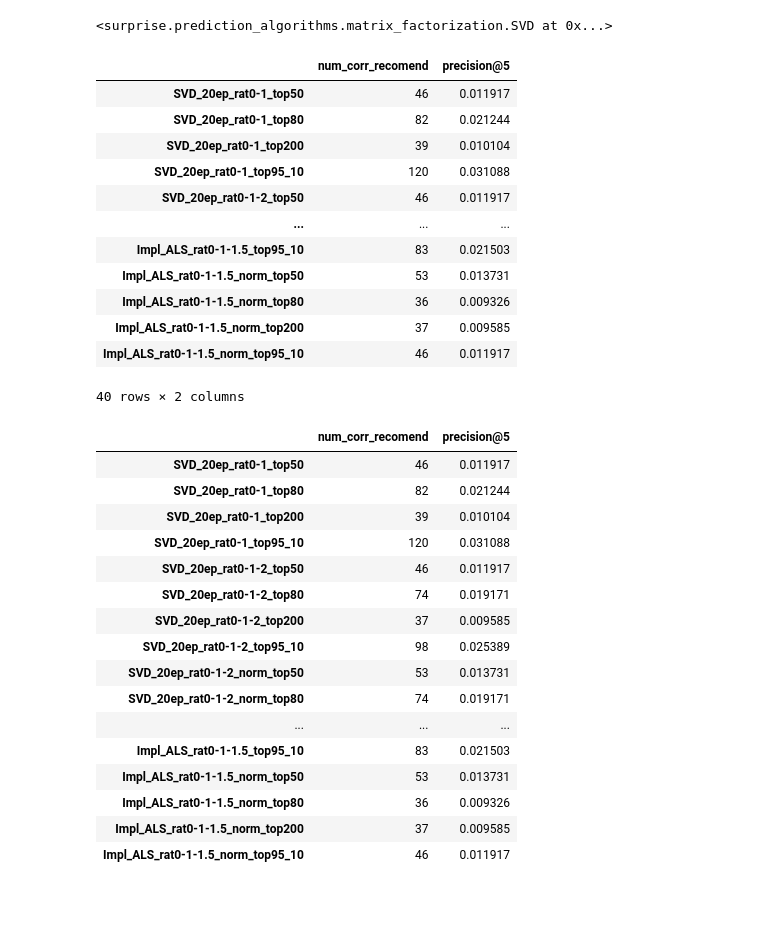
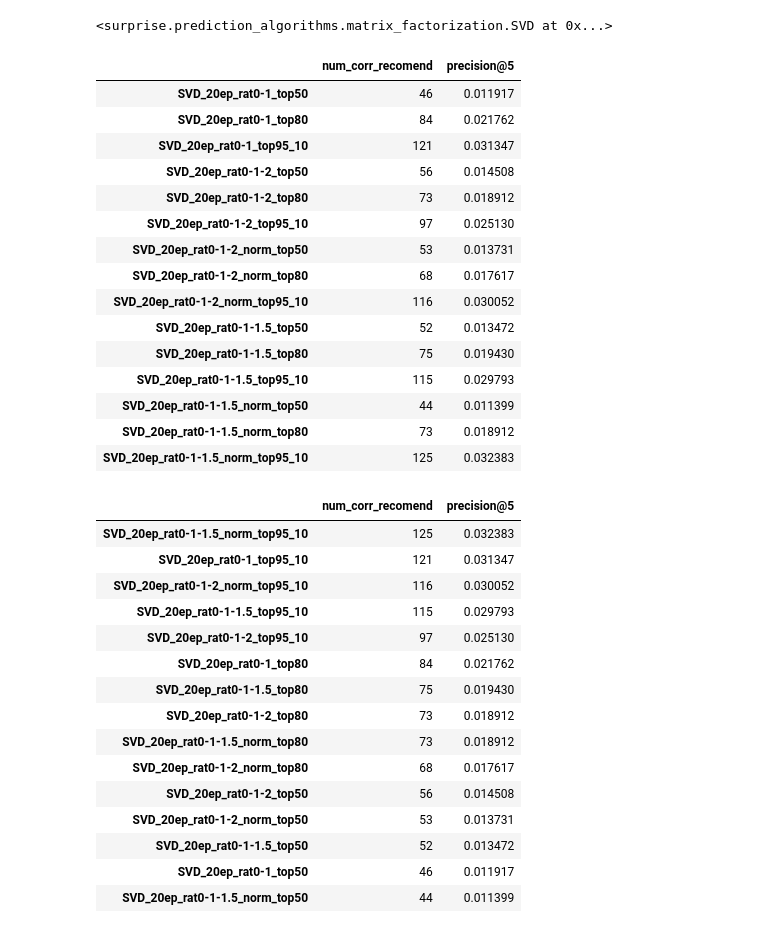
Before and after one commit to YurezSml/Hakaton2022, a Jupyter notebook: Models/Model_CookieID_RabotaRU.ipynb, the cells around one changed output. Drawn from its saved outputs; the diff is of its cells as text; code cells hidden in the pictures; blank space fills up the shorter version.

Commit message:
Add files via upload
Fixed small mistake in implicit

```diff
--- a/Models/Model_CookieID_RabotaRU.ipynb
+++ b/Models/Model_CookieID_RabotaRU.ipynb
@@ -516,7 +513,7 @@ def get_predictions(cookie_id, model_info, initial_set, n_predict = 5):
     # Получим все вакансии с которыми взаимодействовал cookie_id:
     interacted_items = train_matrix[train_matrix['cookie_id'] == cookie_id]['vacancy_id_'].unique()
 
-    # Удалим из этого перечня вакансии с которыми контактировал юзер:
+    # Удалим из мешка вакансии с которыми контактировал юзер:
     items_to_predict = np.setdiff1d(initial_set, interacted_items)
 
     # Создадим тест датасет для данного юзера:
@@ -530,7 +527,8 @@ def get_predictions(cookie_id, model_info, initial_set, n_predict = 5):
         top_n_vacancies = get_predictions_surprise(cookie_id, model, test_set, n_predict)
 
     if model_type == 'implicit':
-        top_n_vacancies = get_predictions_implicit(cookie_id, model, items_to_predict, model_info[2], n_predict)
+        filtered_set = train_matrix[~train_matrix['vacancy_id_'].isin(items_to_predict)]['vacancy_id_'].unique()
+        top_n_vacancies = get_predictions_implicit(cookie_id, model, filtered_set, model_info[2], n_predict)
 
     return top_n_vacancies
 
@@ -539,12 +537,12 @@ def get_predictions_surprise(cookie_id, model, test_set, n_predict = 5):
     top_n = sorted(predictions, key=lambda x: x.est, reverse=True)[:n_predict]
     return [pred.iid for pred in top_n]
 
-def get_predictions_implicit(cookie_id, model, test_set, impl_set, n_predict = 5):
+def get_predictions_implicit(cookie_id, model, filtered_set, impl_set, n_predict = 5):
     user_item = impl_set[0]
     id_cat_code = impl_set[1][cookie_id]
     vac_cat_codes = impl_set[2]
     cat_vac_codes = impl_set[3]
-    filter_items = np.array([vac_cat_codes[i] for i in test_set])
+    filter_items = np.array([vac_cat_codes[i] for i in filtered_set])
     ids, scores = model.recommend(id_cat_code,
                                   user_item[id_cat_code],
                                   N=n_predict,
@@ -574,18 +572,12 @@ models_dict = {
     'SVD_20ep_rat0-1-2': [svd_20epochs_0_2, 'surprise'],
     'SVD_20ep_rat0-1-2_norm': [svd_20epochs_0_2_norm, 'surprise'],
     'SVD_20ep_rat0-1-1.5': [svd_20epochs_0_15, 'surprise'],
-    'SVD_20ep_rat0-1-1.5_norm': [svd_20epochs_0_15_norm, 'surprise'],
-    'Impl_ALS_rat0-1': [Impl_ALS_0_1, 'implicit', Impl_0_1_set],
-    'Impl_ALS_rat0-1-2': [Impl_ALS_0_2, 'implicit', Impl_0_2_set],
-    'Impl_ALS_rat0-1-2_norm': [Impl_ALS_0_2_norm, 'implicit', Impl_0_2_norm_set],
-    'Impl_ALS_rat0-1-1.5': [Impl_ALS_0_15, 'implicit', Impl_0_15_set],
-    'Impl_ALS_rat0-1-1.5_norm': [Impl_ALS_0_15_norm, 'implicit', Impl_0_15_norm_set]
+    'SVD_20ep_rat0-1-1.5_norm': [svd_20epochs_0_15_norm, 'surprise']
 }
 
 set_dict = {
     'top50': top50vac,
     'top80': top80vac,
-    'top200': top200vac,
     'top95_10': top95vac_from10
 }
 # %%
@@ -622,35 +614,37 @@ res_df
 # %% [output]
 |  | num_corr_recomend | precision@5 |
 | SVD_20ep_rat0-1_top50 | 46 | 0.011917 |
-| SVD_20ep_rat0-1_top80 | 82 | 0.021244 |
-| SVD_20ep_rat0-1_top200 | 39 | 0.010104 |
-| SVD_20ep_rat0-1_top95_10 | 120 | 0.031088 |
-| SVD_20ep_rat0-1-2_top50 | 46 | 0.011917 |
-| ... | ... | ... |
-| Impl_ALS_rat0-1-1.5_top95_10 | 83 | 0.021503 |
-| Impl_ALS_rat0-1-1.5_norm_top50 | 53 | 0.013731 |
-| Impl_ALS_rat0-1-1.5_norm_top80 | 36 | 0.009326 |
-| Impl_ALS_rat0-1-1.5_norm_top200 | 37 | 0.009585 |
-| Impl_ALS_rat0-1-1.5_norm_top95_10 | 46 | 0.011917 |
+| SVD_20ep_rat0-1_top80 | 84 | 0.021762 |
+| SVD_20ep_rat0-1_top95_10 | 121 | 0.031347 |
+| SVD_20ep_rat0-1-2_top50 | 56 | 0.014508 |
+| SVD_20ep_rat0-1-2_top80 | 73 | 0.018912 |
+| SVD_20ep_rat0-1-2_top95_10 | 97 | 0.025130 |
+| SVD_20ep_rat0-1-2_norm_top50 | 53 | 0.013731 |
+| SVD_20ep_rat0-1-2_norm_top80 | 68 | 0.017617 |
+| SVD_20ep_rat0-1-2_norm_top95_10 | 116 | 0.030052 |
+| SVD_20ep_rat0-1-1.5_top50 | 52 | 0.013472 |
+| SVD_20ep_rat0-1-1.5_top80 | 75 | 0.019430 |
+| SVD_20ep_rat0-1-1.5_top95_10 | 115 | 0.029793 |
+| SVD_20ep_rat0-1-1.5_norm_top50 | 44 | 0.011399 |
+| SVD_20ep_rat0-1-1.5_norm_top80 | 73 | 0.018912 |
+| SVD_20ep_rat0-1-1.5_norm_top95_10 | 125 | 0.032383 |
-40 rows × 2 columns
 # %%
 pd.set_option('display.max_rows', None)
-res_df
+res_df.sort_values(by=['precision@5'], ascending=False)
 # %% [output]
 |  | num_corr_recomend | precision@5 |
+| SVD_20ep_rat0-1-1.5_norm_top95_10 | 125 | 0.032383 |
+| SVD_20ep_rat0-1_top95_10 | 121 | 0.031347 |
+| SVD_20ep_rat0-1-2_norm_top95_10 | 116 | 0.030052 |
+| SVD_20ep_rat0-1-1.5_top95_10 | 115 | 0.029793 |
+| SVD_20ep_rat0-1-2_top95_10 | 97 | 0.025130 |
+| SVD_20ep_rat0-1_top80 | 84 | 0.021762 |
+| SVD_20ep_rat0-1-1.5_top80 | 75 | 0.019430 |
+| SVD_20ep_rat0-1-2_top80 | 73 | 0.018912 |
+| SVD_20ep_rat0-1-1.5_norm_top80 | 73 | 0.018912 |
+| SVD_20ep_rat0-1-2_norm_top80 | 68 | 0.017617 |
+| SVD_20ep_rat0-1-2_top50 | 56 | 0.014508 |
+| SVD_20ep_rat0-1-2_norm_top50 | 53 | 0.013731 |
+| SVD_20ep_rat0-1-1.5_top50 | 52 | 0.013472 |
 | SVD_20ep_rat0-1_top50 | 46 | 0.011917 |
-| SVD_20ep_rat0-1_top80 | 82 | 0.021244 |
-| SVD_20ep_rat0-1_top200 | 39 | 0.010104 |
-| SVD_20ep_rat0-1_top95_10 | 120 | 0.031088 |
-| SVD_20ep_rat0-1-2_top50 | 46 | 0.011917 |
-| SVD_20ep_rat0-1-2_top80 | 74 | 0.019171 |
-| SVD_20ep_rat0-1-2_top200 | 37 | 0.009585 |
-| SVD_20ep_rat0-1-2_top95_10 | 98 | 0.025389 |
-| SVD_20ep_rat0-1-2_norm_top50 | 53 | 0.013731 |
-| SVD_20ep_rat0-1-2_norm_top80 | 74 | 0.019171 |
-| ... | ... | ... |
-| Impl_ALS_rat0-1-1.5_top95_10 | 83 | 0.021503 |
-| Impl_ALS_rat0-1-1.5_norm_top50 | 53 | 0.013731 |
-| Impl_ALS_rat0-1-1.5_norm_top80 | 36 | 0.009326 |
-| Impl_ALS_rat0-1-1.5_norm_top200 | 37 | 0.009585 |
-| Impl_ALS_rat0-1-1.5_norm_top95_10 | 46 | 0.011917 |
+| SVD_20ep_rat0-1-1.5_norm_top50 | 44 | 0.011399 |
```
Also changed, not shown: parts of 16 cells of this notebook.
